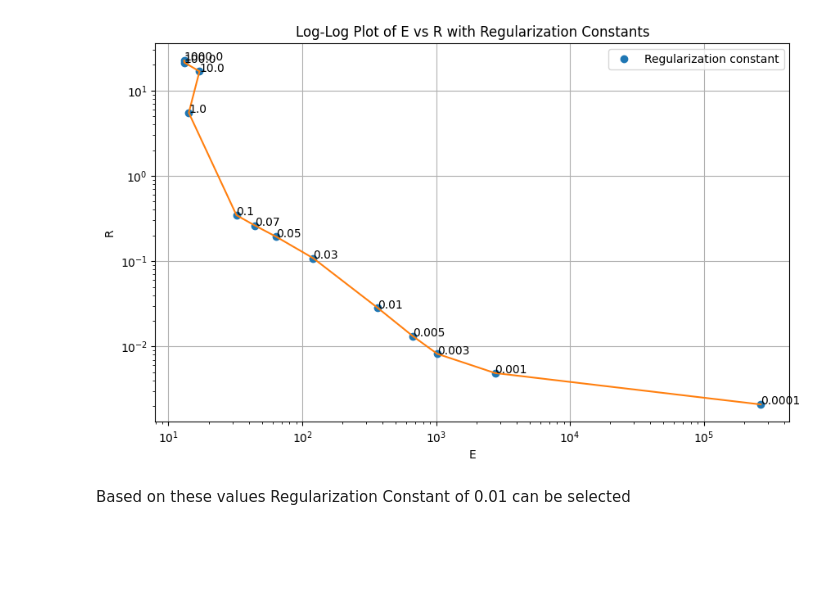
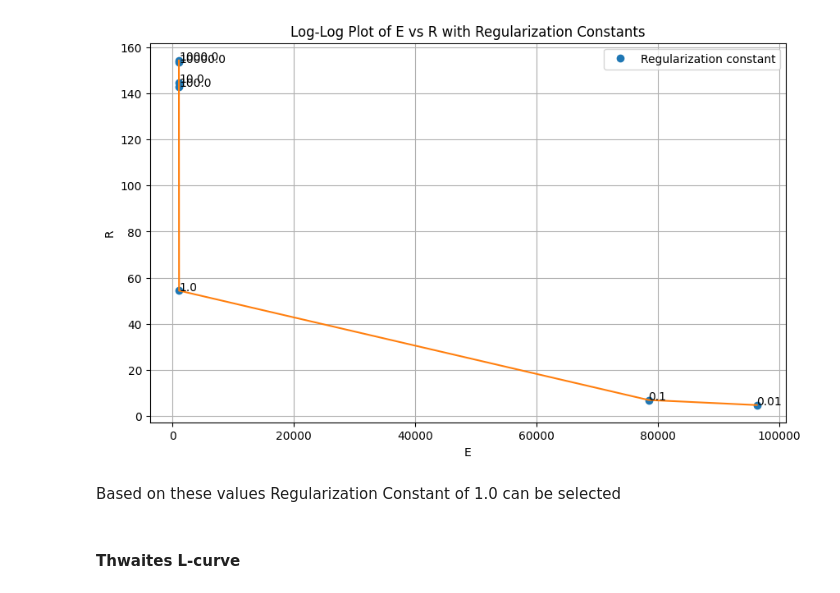
Before and after one commit to racheetmatai/icepack-inverse, a Jupyter notebook: L-curve.ipynb, the cells around one changed output. Saved outputs shown, nothing was run; the diff lists cells and outputs as text; code cells hidden in the pictures; blank space fills up the shorter version.

Commit message:
added new objective function and plotting functions

```diff
--- a/L-curve.ipynb
+++ b/L-curve.ipynb
@@ -79,0 +48,16 @@ Expected Values:
+# %%
+# Data for the new set
+reg_values = [ 0.01, 0.1, 1, 10, 100, 1000, 10000]
+J1_values = [ 96345.67622105534, 78489.95021182428,
+             1055.2893058650764, 1027.9826455936166, 1031.6734742146652, 1024.514731240655,
+             1025.1542646808318]
+J2_values = [ 4.674823096395248, 6.875311073090092,
+             54.36880487699734, 144.7299580085007, 143.0240864061365, 154.4104059443432,
+             153.6344552930043]
+
+# Create the dataframe
+l_curve = pd.DataFrame({
+    'reg': reg_values,
+    'J1': J1_values,
+    'J2': J2_values
+})
@@ -80,24 +76,8 @@ Expected Values:
 # %%
-# Plot
-plt.figure(figsize=(10, 6))
-
-# Plot scatter points
-plt.loglog(l_curve['J1'], l_curve['J2'], marker='o', linestyle='', label='Regularization constant')
-
-# Plot line connecting the points
-plt.loglog(l_curve['J1'], l_curve['J2'], marker='', linestyle='-')
-
-# Annotate points with regularization values
-for i, txt in enumerate(l_curve['Regularization Constant']):
-    plt.annotate(txt, (l_curve['J1'][i], l_curve['J2'][i]))
-
-plt.xlabel('E')
-plt.ylabel('R')
-plt.title('Log-Log Plot of E vs R with Regularization Constants')
-plt.legend()
-plt.grid(True)
-plt.show()
+plot_lcurve(l_curve)
 # %% [output]
-[figure, old version]
+[figure, new version]
 # %% [markdown]
-Based on these values Regularization Constant of 0.01 can be selected
+Based on these values Regularization Constant of 1.0 can be selected
+# %% [markdown]
+#### Thwaites L-curve
```
Also changed, not shown: parts of 16 cells of this notebook, 4 other files.
